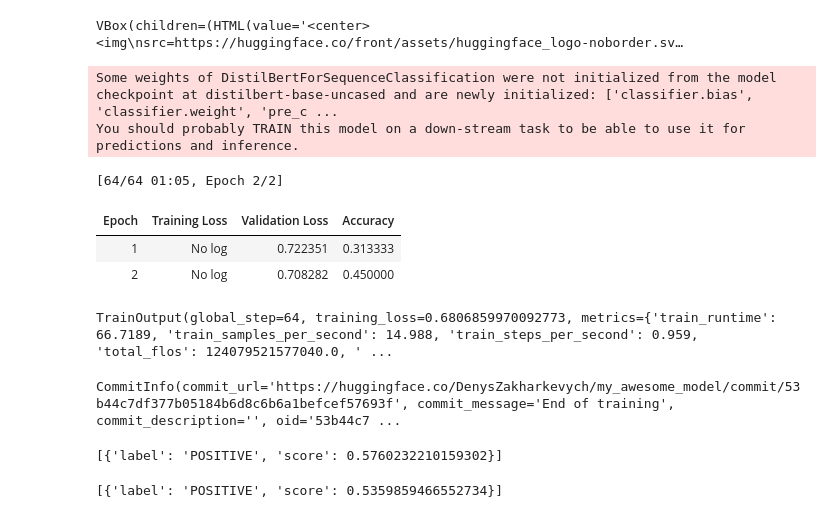
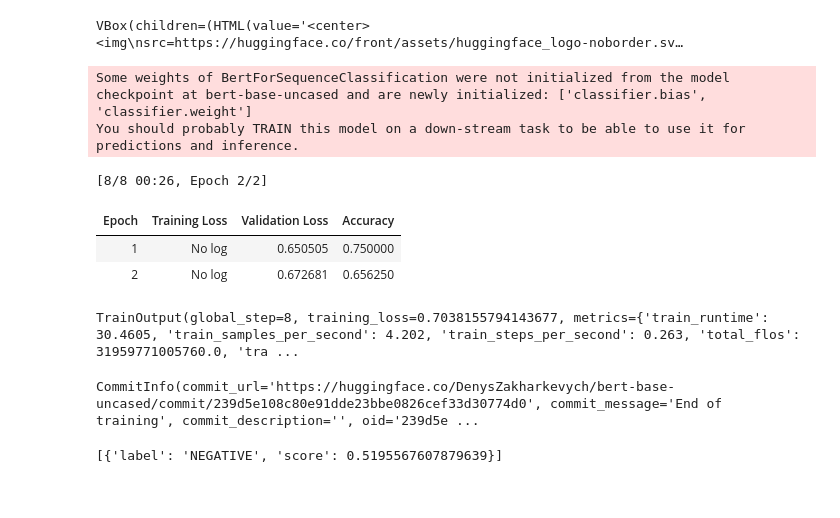
Before and after one commit to RestingState/diploma, a Jupyter notebook: diploma_ml_model.ipynb, the cells around one changed output. Cells and saved outputs as stored; diff of their text form; code cells hidden in the pictures.

Commit message:
Change ml-model training

```diff
--- a/diploma_ml_model.ipynb
+++ b/diploma_ml_model.ipynb
@@ -49,7 +49,13 @@ from transformers import (
 import evaluate
 
 data_path = "drive/MyDrive/diploma/jobs-main-data.csv"
+max_length = 512
 
+class ModelNames:
+    distilbertBaseUncased = "distilbert-base-uncased"
+    bertBaseUncased = "bert-base-uncased"
+
+model_name = ModelNames.distilbertBaseUncased
 
 class ModelColumns:
     budget = "budget"
@@ -71,7 +77,7 @@ class ModelColumns:
 id2label = {0: "NEGATIVE", 1: "POSITIVE"}
 label2id = {"NEGATIVE": 0, "POSITIVE": 1}
 
-tokenizer = AutoTokenizer.from_pretrained("distilbert-base-uncased")
+tokenizer = AutoTokenizer.from_pretrained(model_name)
 accuracy = evaluate.load("accuracy")
 
 def prepare_dataset():
@@ -157,7 +163,7 @@ def prepare_dataset():
     return train, test
 
 def preprocess_function(examples):
-    return tokenizer(examples["text"], truncation=True, max_length=512)
+    return tokenizer(examples["text"], truncation=True, max_length=max_length)
 
 def compute_metrics(eval_pred):
     predictions, labels = eval_pred
@@ -168,55 +174,52 @@ def compute_metrics(eval_pred):
 train, test = prepare_dataset()
 
 model = AutoModelForSequenceClassification.from_pretrained(
-    "distilbert-base-uncased", num_labels=2, id2label=id2label, label2id=label2id
+    model_name, num_labels=2, id2label=id2label, label2id=label2id
 )
 
 training_args = TrainingArguments(
-    output_dir="my_awesome_model",
+    output_dir=model_name,
     learning_rate=2e-5,
     per_device_train_batch_size=16,
     per_device_eval_batch_size=16,
     num_train_epochs=2,
     weight_decay=0.01,
     evaluation_strategy="epoch",
     save_strategy="epoch",
     load_best_model_at_end=True,
     push_to_hub=False,
 )
 
 data_collator = DataCollatorWithPadding(tokenizer=tokenizer)
 
 trainer = Trainer(
     model=model,
     args=training_args,
     train_dataset=train,
     eval_dataset=test,
     tokenizer=tokenizer,
     data_collator=data_collator,
     compute_metrics=compute_metrics,
 )
 
 trainer.train()
 # %% [output]
-Some weights of DistilBertForSequenceClassification were not initialized from the model checkpoint at distilbert-base-uncased and are newly initialized: ['classifier.bias', 'classifier.weight', 'pre_c ...
+Some weights of BertForSequenceClassification were not initialized from the model checkpoint at bert-base-uncased and are newly initialized: ['classifier.bias', 'classifier.weight']
 You should probably TRAIN this model on a down-stream task to be able to use it for predictions and inference.
-[64/64 01:05, Epoch 2/2]
+[8/8 00:26, Epoch 2/2]
 | Epoch | Training Loss | Validation Loss | Accuracy |
-| 1 | No log | 0.722351 | 0.313333 |
-| 2 | No log | 0.708282 | 0.450000 |
+| 1 | No log | 0.650505 | 0.750000 |
+| 2 | No log | 0.672681 | 0.656250 |
-TrainOutput(global_step=64, training_loss=0.6806859970092773, metrics={'train_runtime': 66.7189, 'train_samples_per_second': 14.988, 'train_steps_per_second': 0.959, 'total_flos': 124079521577040.0, ' ...
+TrainOutput(global_step=8, training_loss=0.7038155794143677, metrics={'train_runtime': 30.4605, 'train_samples_per_second': 4.202, 'train_steps_per_second': 0.263, 'total_flos': 31959771005760.0, 'tra ...
 # %%
 trainer.push_to_hub()
 # %% [output]
-CommitInfo(commit_url='https://huggingface.co/DenysZakharkevych/my_awesome_model/commit/53b44c7df377b05184b6d8c6b6a1befcef57693f', commit_message='End of training', commit_description='', oid='53b44c7 ...
+CommitInfo(commit_url='https://huggingface.co/DenysZakharkevych/bert-base-uncased/commit/239d5e108c80e91dde23bbe0826cef33d30774d0', commit_message='End of training', commit_description='', oid='239d5e ...
 # %%
 from transformers import pipeline
 
-classifier = pipeline("sentiment-analysis", model="my_awesome_model")
+classifier = pipeline("sentiment-analysis", model=model_name)
+text = train[1]['text']
+classifier(text)
 # %% [output]
-[{'label': 'POSITIVE', 'score': 0.5760232210159302}]
+[{'label': 'NEGATIVE', 'score': 0.5195567607879639}]
-# %%
-text = train[1]['text']
-classifier(text)
-# %% [output]
-[{'label': 'POSITIVE', 'score': 0.5359859466552734}]
```
